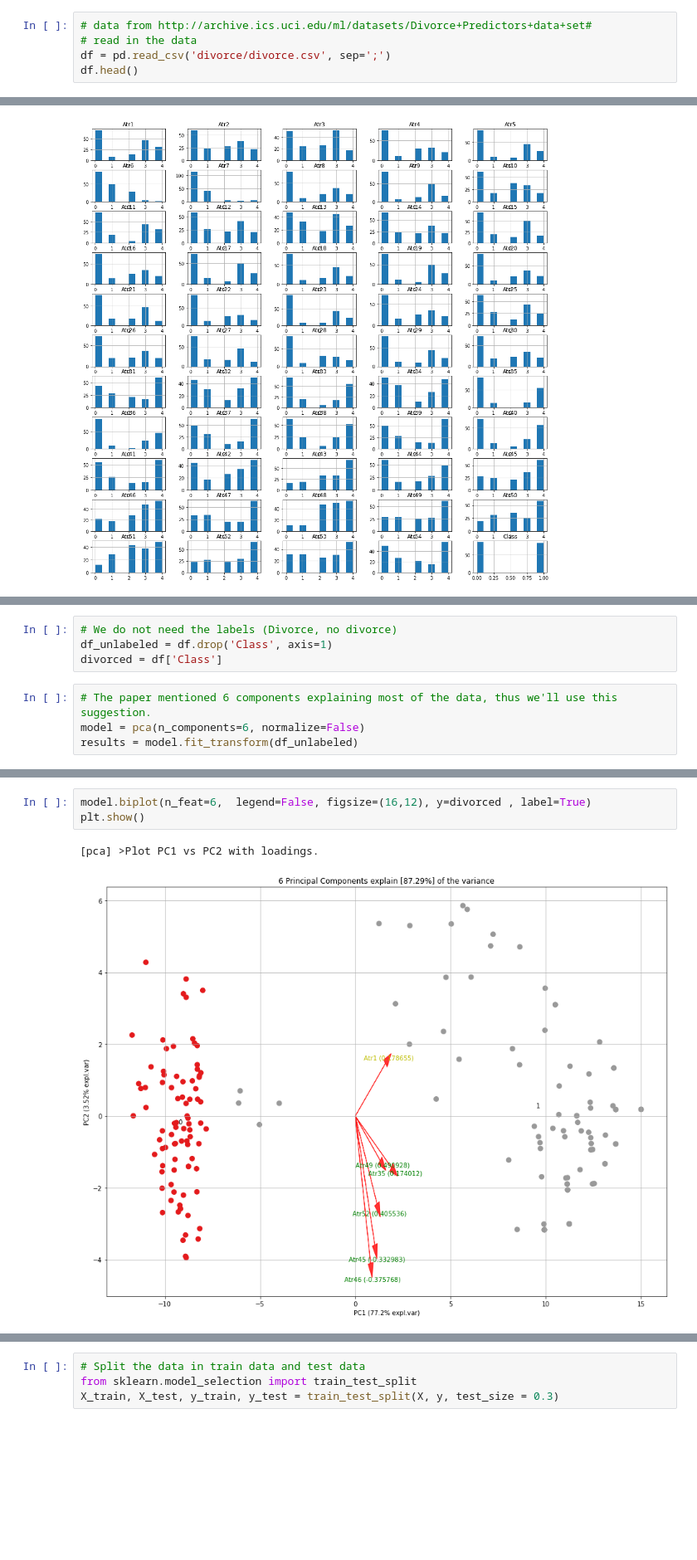
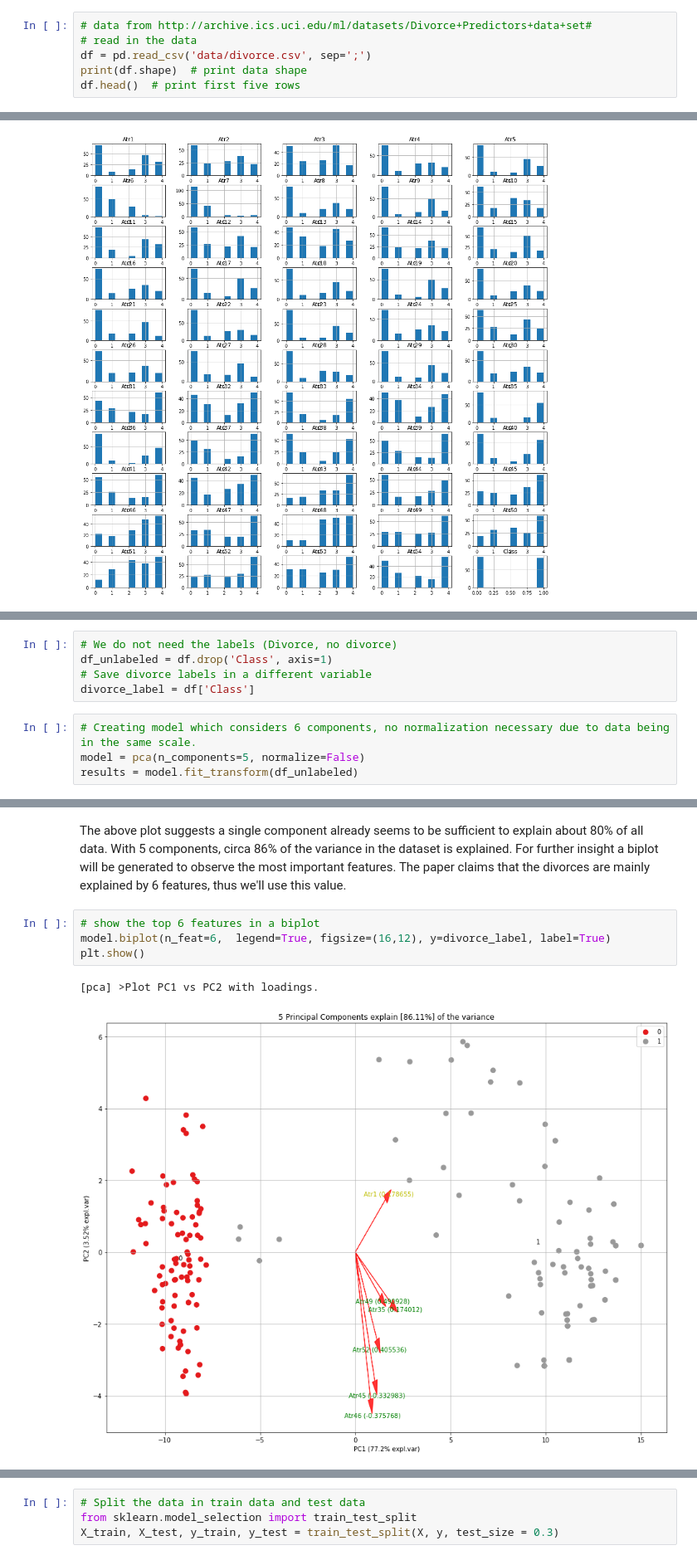
Before and after one commit to mschepers188/DS3_ML_FinalAssignment, a Jupyter notebook: DS3_ML_FinalAssignment.ipynb, the cells around one changed output, grey strips where cells are left out. Shown: that part at 83% size. Drawn from its saved outputs; the diff is of its cells as text; blank space fills up the shorter version.

```diff
--- a/DS3_ML_FinalAssignment.ipynb
+++ b/DS3_ML_FinalAssignment.ipynb
@@ -7,6 +19,7 @@ import numpy as np
 # %%
 # data from http://archive.ics.uci.edu/ml/datasets/Divorce+Predictors+data+set#
 # read in the data
-df = pd.read_csv('divorce/divorce.csv', sep=';')
-df.head()
+df = pd.read_csv('data/divorce.csv', sep=';')
+print(df.shape)  # print data shape
+df.head()  # print first five rows
 # %% [output]
@@ -50,10 +78,11 @@ According to the paper from the researchers with this paper, the divorces were m
 # %%
 # We do not need the labels (Divorce, no divorce)
 df_unlabeled = df.drop('Class', axis=1)
-divorced = df['Class']
+# Save divorce labels in a different variable
+divorce_label = df['Class']
 # %%
-# The paper mentioned 6 components explaining most of the data, thus we'll use this suggestion.
-model = pca(n_components=6, normalize=False)
+# Creating model which considers 6 components, no normalization necessary due to data being in the same scale.
+model = pca(n_components=5, normalize=False)
 results = model.fit_transform(df_unlabeled)
 # %% [output]
 [pca] >Processing dataframe..
@@ -71,7 +101,10 @@ plt.show()
 <Figure size 432x288 with 0 Axes>
+# %% [markdown]
+The above plot suggests a single component already seems to be sufficient to explain about 80% of all data. With 5 components, circa 86% of the variance in the dataset is explained. For further insight a biplot will be generated to observe the most important features. The paper claims that the divorces are mainly explained by 6 features, thus we'll use this value.
 # %%
-model.biplot(n_feat=6,  legend=False, figsize=(16,12), y=divorced , label=True)
+# show the top 6 features in a biplot
+model.biplot(n_feat=6,  legend=True, figsize=(16,12), y=divorce_label, label=True)
 plt.show()
 # %% [output]
 [pca] >Plot PC1 vs PC2 with loadings.
-[figure, old version]
+[figure, new version]
```
Also changed, not shown: parts of 25 cells of this notebook, 4 other files.
